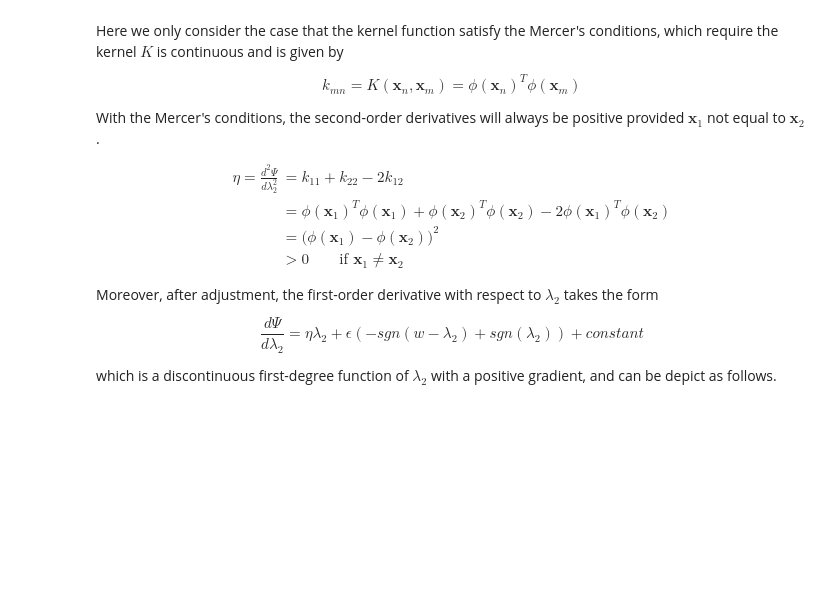
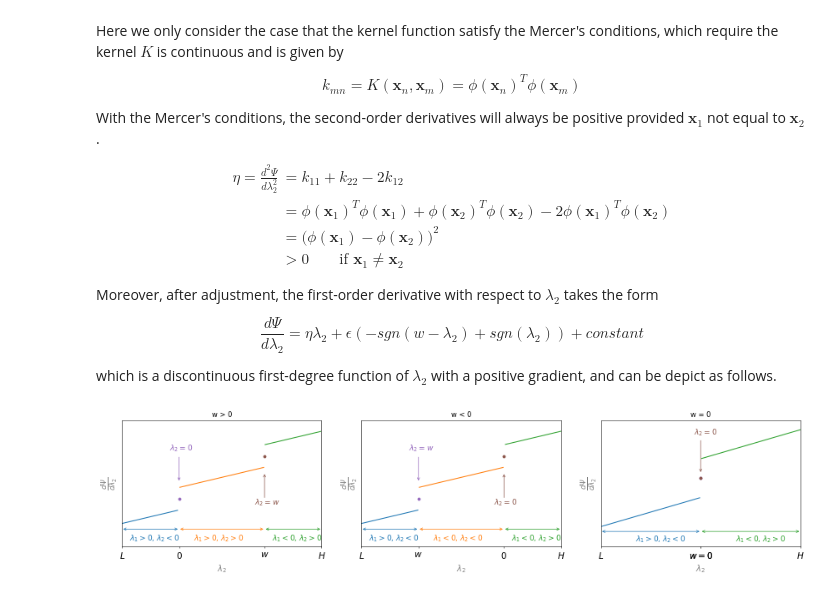
Before and after one commit to Minohh/PRML-Note, a Jupyter notebook: 7_Sparse_Kernel_Machines/SMO_For_Regression.ipynb, the cells around one changed output. Cells and saved outputs as stored; diff of their text form; code cells hidden in the pictures; blank space fills up the shorter version.

```diff
--- a/7_Sparse_Kernel_Machines/SMO_For_Regression.ipynb
+++ b/7_Sparse_Kernel_Machines/SMO_For_Regression.ipynb
@@ -232,7 +235,7 @@ def draw_line(ax, eta, w, epsilon, L, H):
         s2 = w
         left_text = r'$\lambda_1>0$, $\lambda_2<0$'
         mid_text = r'$\lambda_1>0$, $\lambda_2>0$'
-        right_text = r'$\lambda_1<0$, $\lambda_2<0$'
+        right_text = r'$\lambda_1<0$, $\lambda_2>0$'
         s1_text = r'$\lambda_2 = 0$'
         s2_text = r'$\lambda_2 = w$'
     elif w <= 0:
@@ -320,32 +323,34 @@ def draw_pict(ax, w, C, eta, epsilon):
     ax.set_yticks([])
     ax.set_xticklabels([r"$L$", s1_text, s2_text, r"$H$"], fontsize=15)
 
     draw_line(ax, eta, w, epsilon, L, H)
 
 def main():
     fig=plt.figure(figsize=(21,4), dpi=50)
     ax1, ax2, ax3 = fig.subplots(1, 3)
 
     eta = .3
     epsilon = 1
     C = 10
 
     ax1.set_title('w > 0')
     w = 6
     draw_pict(ax1, w, C, eta, epsilon)
 
     ax2.set_title('w < 0')
     w = -6
     draw_pict(ax2, w, C, eta, epsilon)
 
     ax3.set_title('w = 0')
     w = 0
     draw_pict(ax3, w, C, eta, epsilon)
 
     plt.show()
     return
 
 if __name__=="__main__":
     main()
+# %% [output]
+[figure, added]
 # %% [markdown]
 
```
Also changed, not shown: parts of 9 cells of this notebook, 2 other files.
